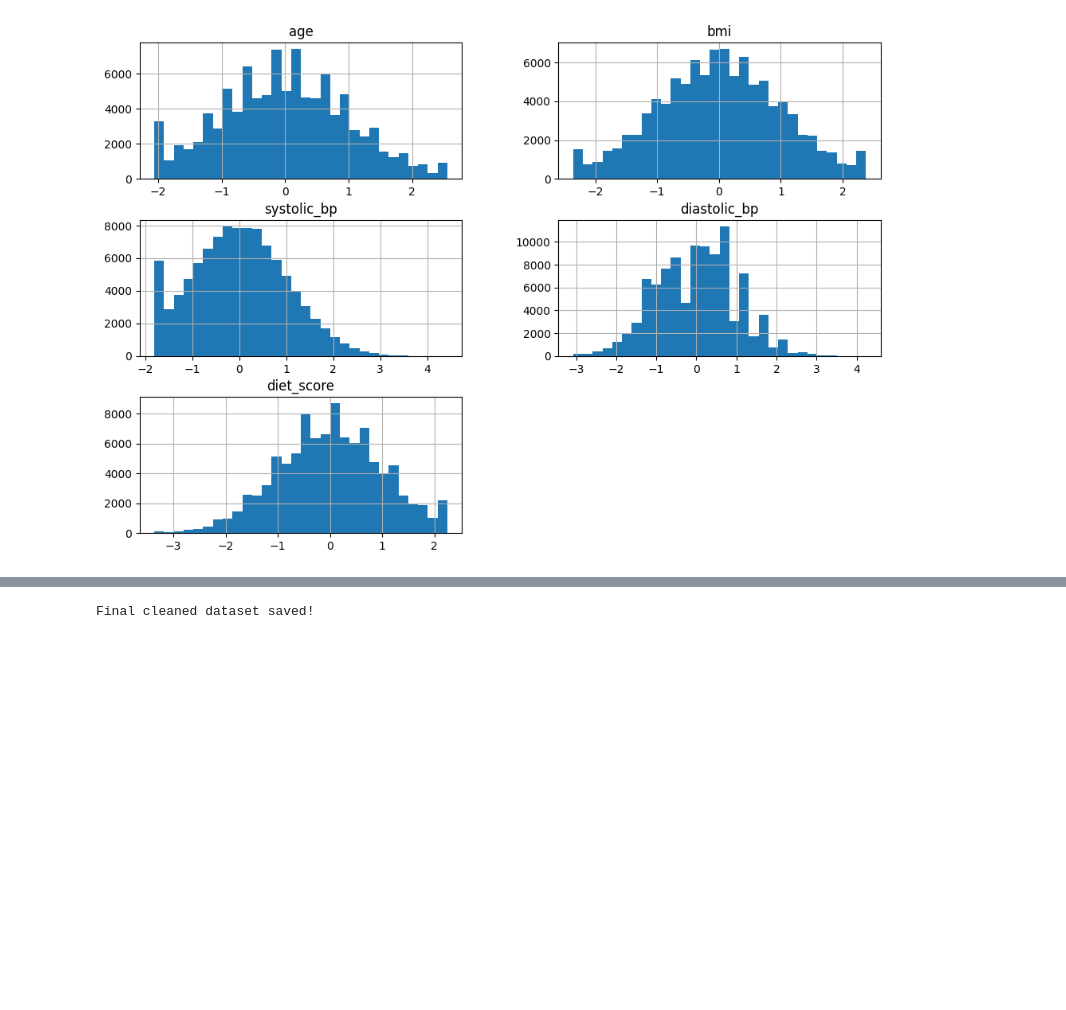
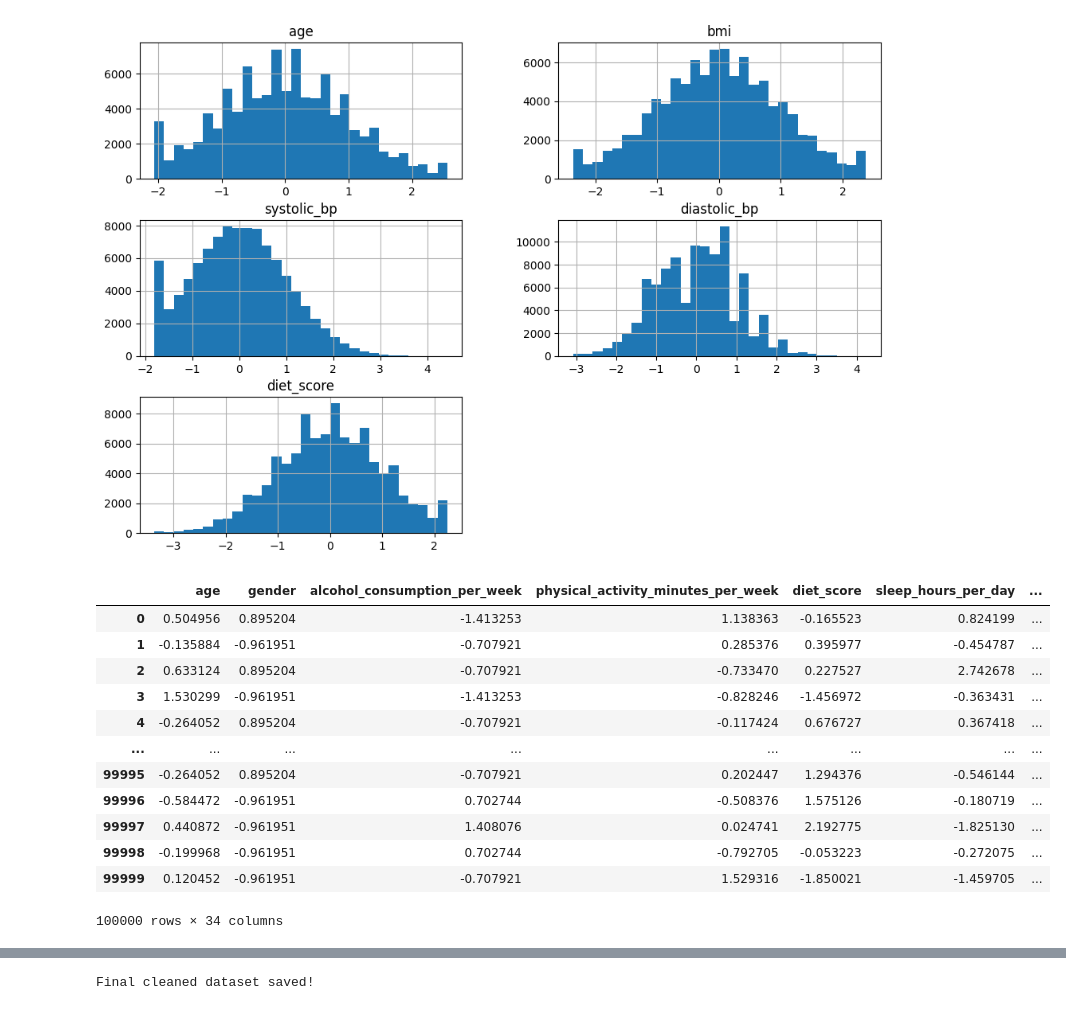
Before and after one commit to yuna639/Diabetes_Data, a Jupyter notebook: diabetes_abbreviated_EDA.ipynb, the cells around one changed output, grey strips where cells are left out. Cells and saved outputs as stored; diff of their text form; code cells hidden in the pictures; blank space fills up the shorter version.

```diff
--- a/diabetes_abbreviated_EDA.ipynb
+++ b/diabetes_abbreviated_EDA.ipynb
@@ -170,3 +170,19 @@ categories_map = {
 
 for col, cats in categories_map.items():
     df = restore_category(df, col, cats)
+# %%
+df
+# %% [output]
+|  | age | gender | alcohol_consumption_per_week | physical_activity_minutes_per_week | diet_score | sleep_hours_per_day | ... |
+| 0 | 0.504956 | 0.895204 | -1.413253 | 1.138363 | -0.165523 | 0.824199 | ... |
+| 1 | -0.135884 | -0.961951 | -0.707921 | 0.285376 | 0.395977 | -0.454787 | ... |
+| 2 | 0.633124 | 0.895204 | -0.707921 | -0.733470 | 0.227527 | 2.742678 | ... |
+| 3 | 1.530299 | -0.961951 | -1.413253 | -0.828246 | -1.456972 | -0.363431 | ... |
+| 4 | -0.264052 | 0.895204 | -0.707921 | -0.117424 | 0.676727 | 0.367418 | ... |
+| ... | ... | ... | ... | ... | ... | ... | ... |
+| 99995 | -0.264052 | 0.895204 | -0.707921 | 0.202447 | 1.294376 | -0.546144 | ... |
+| 99996 | -0.584472 | -0.961951 | 0.702744 | -0.508376 | 1.575126 | -0.180719 | ... |
+| 99997 | 0.440872 | -0.961951 | 1.408076 | 0.024741 | 2.192775 | -1.825130 | ... |
+| 99998 | -0.199968 | -0.961951 | 0.702744 | -0.792705 | -0.053223 | -0.272075 | ... |
+| 99999 | 0.120452 | -0.961951 | -0.707921 | 1.529316 | -1.850021 | -1.459705 | ... |
+100000 rows × 34 columns
```
Also changed, not shown: parts of 39 cells of this notebook, 2 other files.
